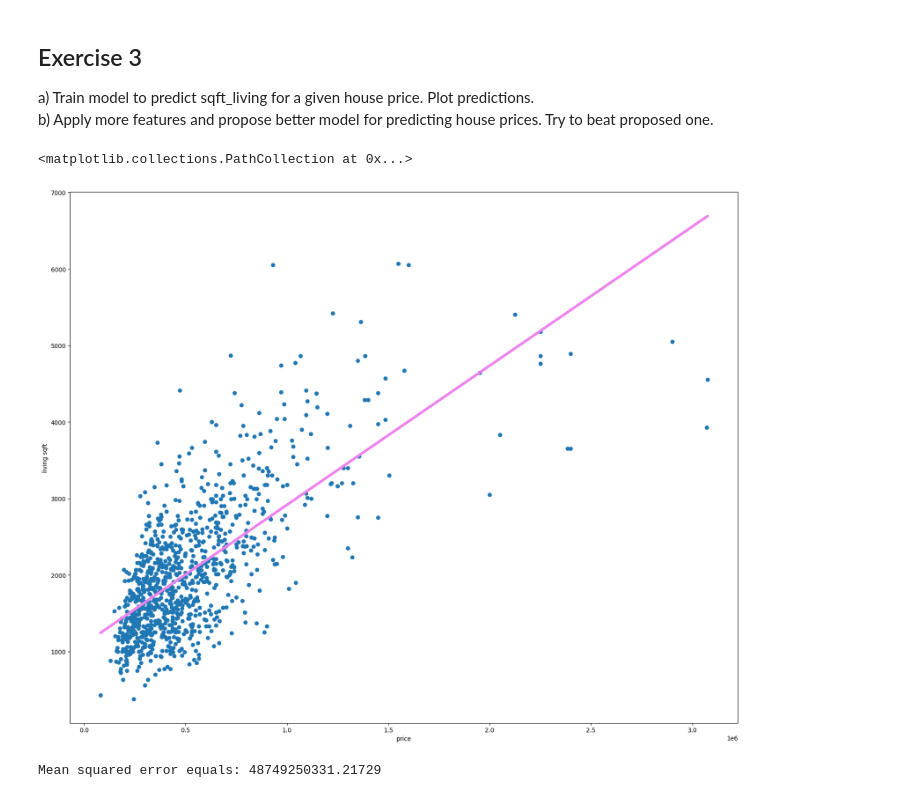
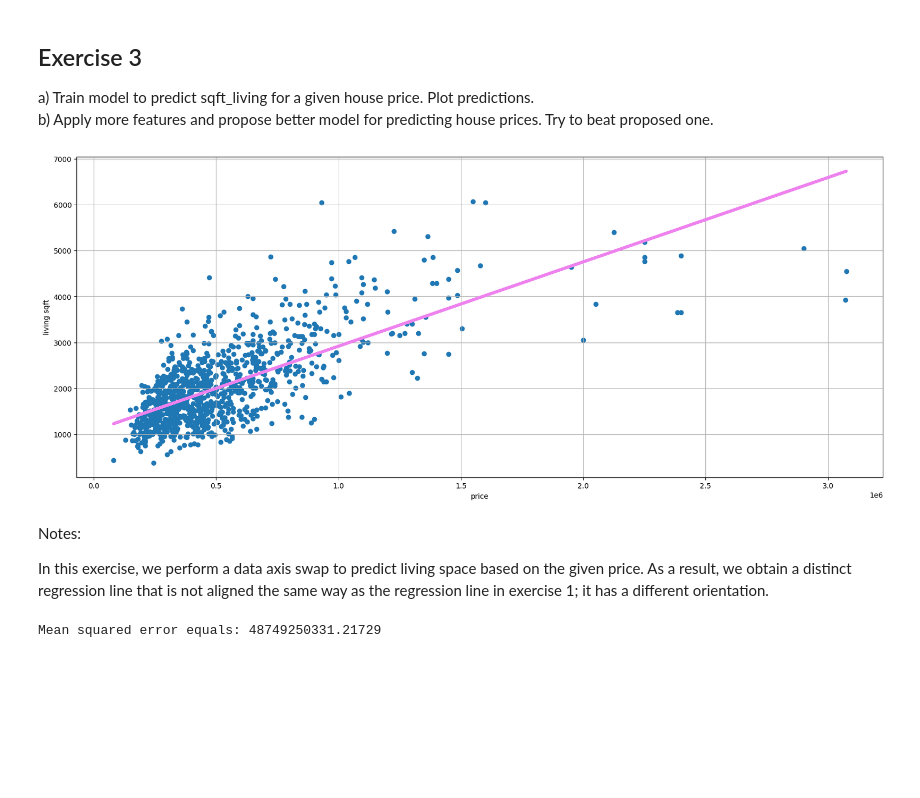
Before and after one commit to qojigedou/data_science, a Jupyter notebook: Assignment_2_with_code.ipynb, the cells around one changed output. Saved outputs shown, nothing was run; the diff lists cells and outputs as text; code cells hidden in the pictures; blank space fills up the shorter version.

```diff
--- a/Assignment_2_with_code.ipynb
+++ b/Assignment_2_with_code.ipynb
@@ -161,22 +161,28 @@ b) Apply more features and propose better model for predicting house prices. Try
 # %%
 #a)
 
 X = house_df.price.values.reshape(-1,1)[:1000]
 y = house_df.sqft_living.values.reshape(-1)[:1000]
 
 X_train, X_test, y_train, y_test = train_test_split(X, y, test_size=0.1)
 model = LinearRegression()
 model.fit(X_train, y_train)
 
-fig, ax = plt.subplots(figsize=(20, 16))
+fig, ax = plt.subplots(figsize=(20, 8))
 ax.set_xlabel('price')
 ax.set_ylabel('living sqft')
 
-ax.plot(X, (model.intercept_ + X * model.coef_ ), 'violet', linewidth=4)
+line = model.intercept_ + X * model.coef_
+
+ax.plot(X, line, 'violet', linewidth=4)
 ax.scatter(X, y)
+ax.grid()
 # %% [output]
-<matplotlib.collections.PathCollection at 0x...>
-[figure, old version]
+[figure, new version]
+# %% [markdown]
+Notes:
+
+In this exercise, we perform a data axis swap to predict living space based on the given price. As a result, we obtain a distinct regression line that is not aligned the same way as the regression line in exercise 1; it has a different orientation.
 # %%
 #b) Let's propose model, which uses living sqft, lot sqft, grade, view and all of their interactions up to third degree
 
```
Also changed, not shown: parts of 3 cells of this notebook.
